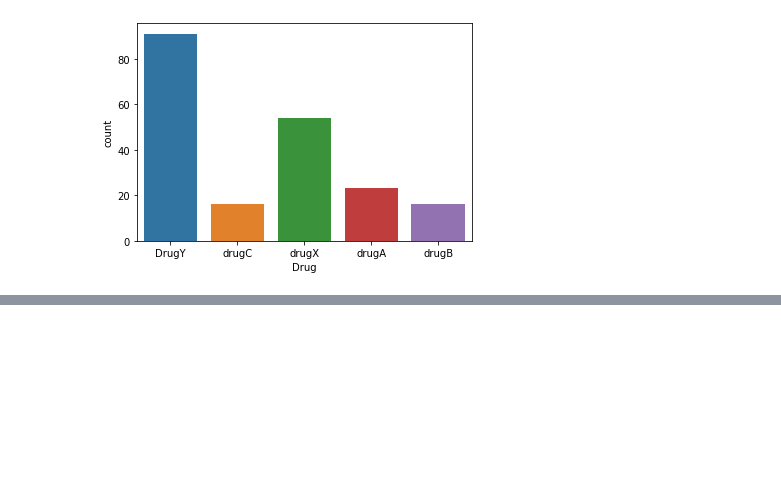
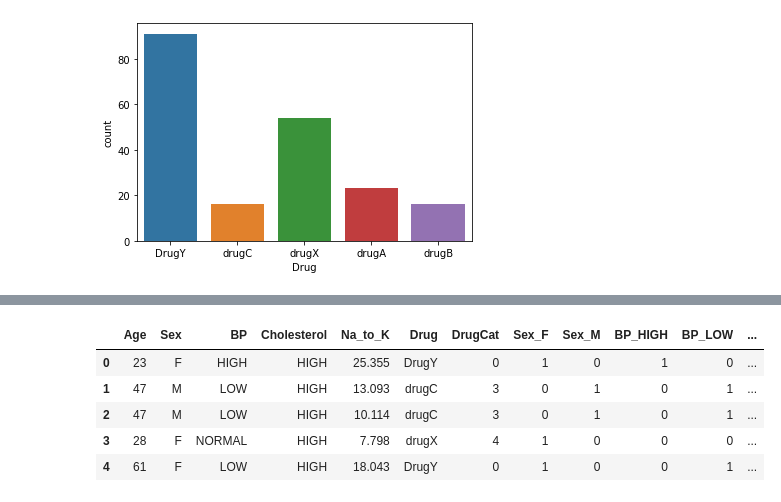
Before and after one commit to Frodas25/hrusovsky_NS2021, a Jupyter notebook: hrusovsky_NS2021.ipynb, the cells around one changed output, grey strips where cells are left out. Cells and saved outputs as stored; diff of their text form; code cells hidden in the pictures; blank space fills up the shorter version.

```diff
--- a/hrusovsky_NS2021.ipynb
+++ b/hrusovsky_NS2021.ipynb
@@ -78,0 +79,7 @@ sns.countplot(df["Drug"]) # vizualizacia poctu vyskytu jednotlivych liekov v dat
+# %%
+# kedze stlpec liek je v stringu, potrebujem s nim pracovat, ako s cislom, pouzijem funkciu Categorical na zaradenie
+# do fitkivnych kategorii a nasledne .cat.codes pre vyjadrenie jednotlivych kategorii cislom
+# vytvori sa novy stlpec, reprezentujuci cislom druh liekov
+df['Drug'] = pd.Categorical(df['Drug'])
+df['DrugCat'] = df['Drug'].cat.codes
+df.head()
@@ -78,0 +93,6 @@ sns.countplot(df["Drug"]) # vizualizacia poctu vyskytu jednotlivych liekov v dat
+# %%
+# je potrebne este predspracovat kategoricke premenne pohlavie (sex), krvny tlak (BP) a hladinu cholesterolu (Cholesterol)
+# funckia get_dummies mi prevedie kategoricku premennu na fiktivne premenne, teda dostanem nove stlpce s nulami
+# a jednotkami, dalej mozem pracovat s cislami
+dummies = pd.get_dummies(df[['Sex', 'BP', 'Cholesterol']])
+dummies.head()
@@ -78,0 +106,11 @@ sns.countplot(df["Drug"]) # vizualizacia poctu vyskytu jednotlivych liekov v dat
+# %%
+# naslednuje spojenie fiktivneho dataframu dummies s mojim povodnym dataframeom df
+df = pd.concat([df,dummies], axis = 1)
+df.head()
+# %% [output]
+|  | Age | Sex | BP | Cholesterol | Na_to_K | Drug | DrugCat | Sex_F | Sex_M | BP_HIGH | BP_LOW | ... |
+| 0 | 23 | F | HIGH | HIGH | 25.355 | DrugY | 0 | 1 | 0 | 1 | 0 | ... |
+| 1 | 47 | M | LOW | HIGH | 13.093 | drugC | 3 | 0 | 1 | 0 | 1 | ... |
+| 2 | 47 | M | LOW | HIGH | 10.114 | drugC | 3 | 0 | 1 | 0 | 1 | ... |
+| 3 | 28 | F | NORMAL | HIGH | 7.798 | drugX | 4 | 1 | 0 | 0 | 0 | ... |
+| 4 | 61 | F | LOW | HIGH | 18.043 | DrugY | 0 | 1 | 0 | 0 | 1 | ... |
```
Also changed, not shown: parts of 7 cells of this notebook.
